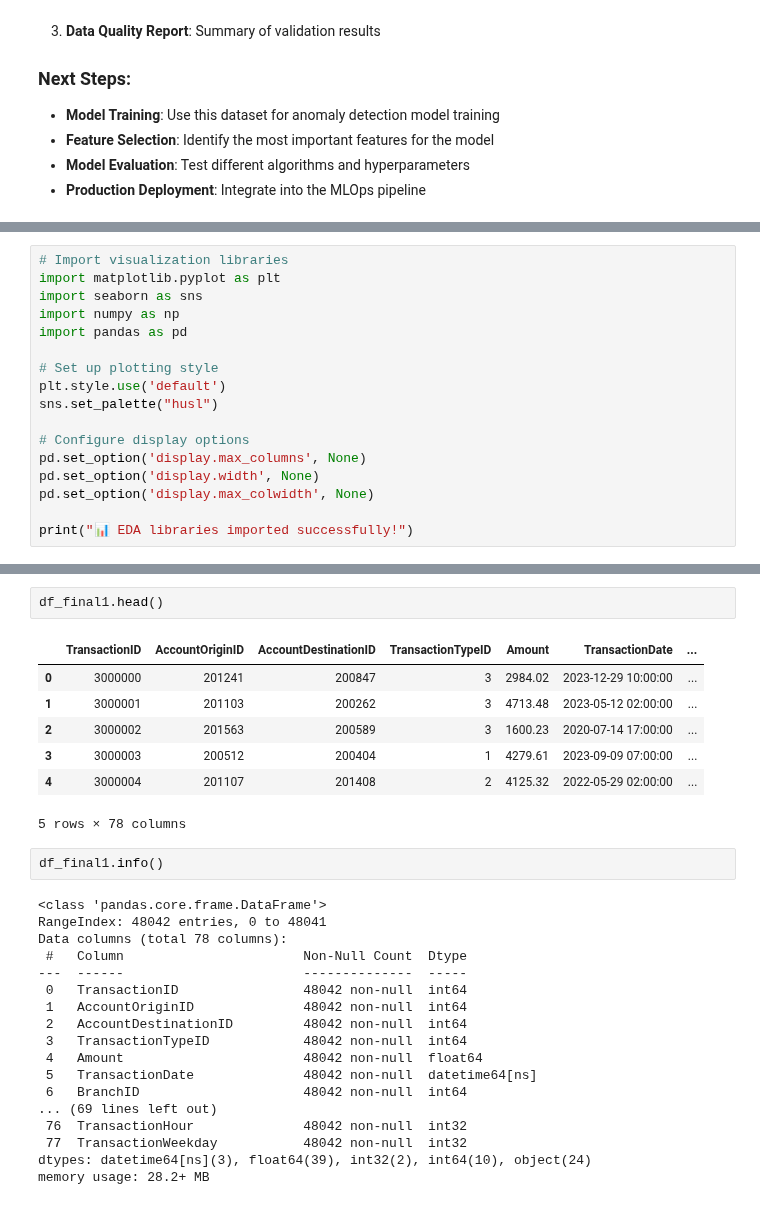
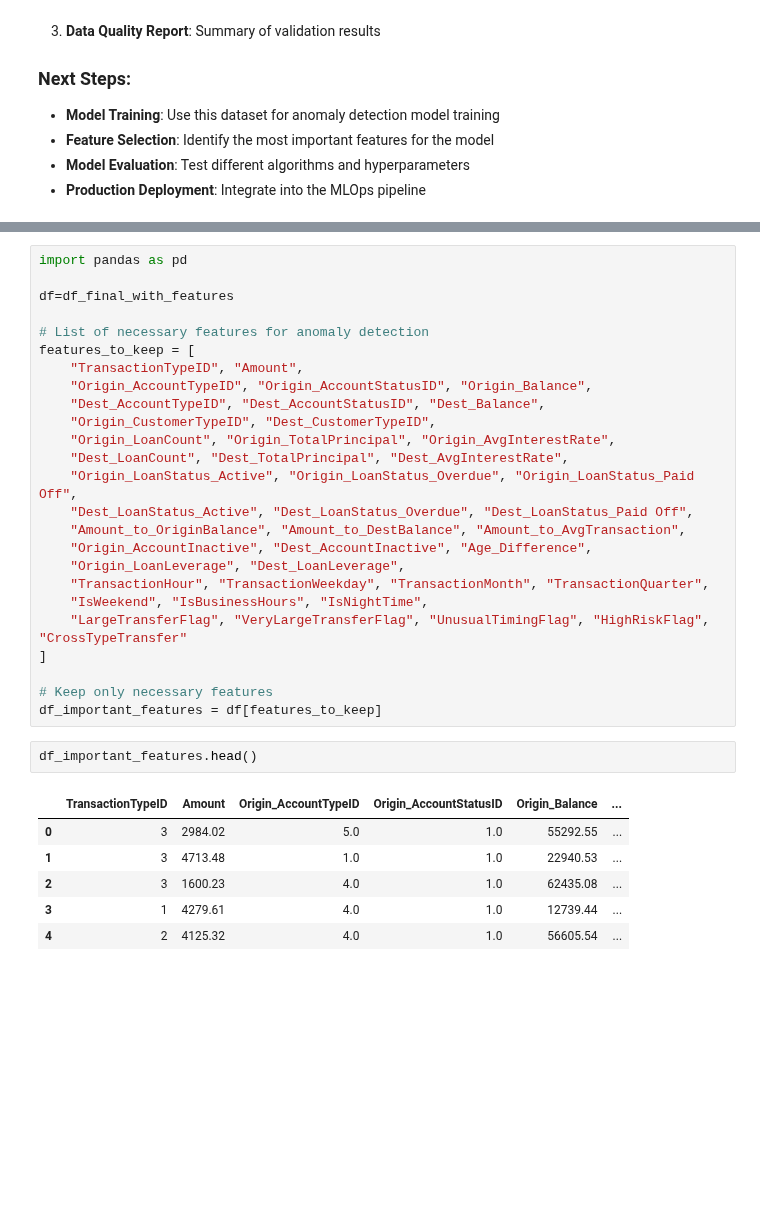
Before and after one commit to HamzaWajid1/synthetic-finance-mlops, a Jupyter notebook: notebooks/02_feature_engineering.ipynb, the cells around one changed output, grey strips where cells are left out. Cells and saved outputs as stored; diff of their text form; blank space fills up the shorter version.

```diff
--- a/notebooks/02_feature_engineering.ipynb
+++ b/notebooks/02_feature_engineering.ipynb
@@ -721,17 +730,0 @@ After completing the feature engineering process, we perform exploratory data an
-# %%
-# Import visualization libraries
-import matplotlib.pyplot as plt
-import seaborn as sns
-import numpy as np
-import pandas as pd
-
-# Set up plotting style
-plt.style.use('default')
-sns.set_palette("husl")
-
-# Configure display options
-pd.set_option('display.max_columns', None)
-pd.set_option('display.width', None)
-pd.set_option('display.max_colwidth', None)
-
-print("📊 EDA libraries imported successfully!")
@@ -1821,30 +854,34 @@ df_final1=compute_transaction_features(df_final)
+# %%
+import pandas as pd
+
+df=df_final_with_features
+
+# List of necessary features for anomaly detection
+features_to_keep = [
+    "TransactionTypeID", "Amount",
+    "Origin_AccountTypeID", "Origin_AccountStatusID", "Origin_Balance",
+    "Dest_AccountTypeID", "Dest_AccountStatusID", "Dest_Balance",
+    "Origin_CustomerTypeID", "Dest_CustomerTypeID",
+    "Origin_LoanCount", "Origin_TotalPrincipal", "Origin_AvgInterestRate",
+    "Dest_LoanCount", "Dest_TotalPrincipal", "Dest_AvgInterestRate",
+    "Origin_LoanStatus_Active", "Origin_LoanStatus_Overdue", "Origin_LoanStatus_Paid Off",
+    "Dest_LoanStatus_Active", "Dest_LoanStatus_Overdue", "Dest_LoanStatus_Paid Off",
+    "Amount_to_OriginBalance", "Amount_to_DestBalance", "Amount_to_AvgTransaction",
+    "Origin_AccountInactive", "Dest_AccountInactive", "Age_Difference",
+    "Origin_LoanLeverage", "Dest_LoanLeverage",
+    "TransactionHour", "TransactionWeekday", "TransactionMonth", "TransactionQuarter",
+    "IsWeekend", "IsBusinessHours", "IsNightTime",
+    "LargeTransferFlag", "VeryLargeTransferFlag", "UnusualTimingFlag", "HighRiskFlag", "CrossTypeTransfer"
+]
+
+# Keep only necessary features
+df_important_features = df[features_to_keep]
 # %%
-df_final1.head()
+df_important_features.head()
 # %% [output]
-|  | TransactionID | AccountOriginID | AccountDestinationID | TransactionTypeID | Amount | TransactionDate | ... |
-| 0 | 3000000 | 201241 | 200847 | 3 | 2984.02 | 2023-12-29 10:00:00 | ... |
-| 1 | 3000001 | 201103 | 200262 | 3 | 4713.48 | 2023-05-12 02:00:00 | ... |
-| 2 | 3000002 | 201563 | 200589 | 3 | 1600.23 | 2020-07-14 17:00:00 | ... |
-| 3 | 3000003 | 200512 | 200404 | 1 | 4279.61 | 2023-09-09 07:00:00 | ... |
-| 4 | 3000004 | 201107 | 201408 | 2 | 4125.32 | 2022-05-29 02:00:00 | ... |
+|  | TransactionTypeID | Amount | Origin_AccountTypeID | Origin_AccountStatusID | Origin_Balance | ... |
+| 0 | 3 | 2984.02 | 5.0 | 1.0 | 55292.55 | ... |
+| 1 | 3 | 4713.48 | 1.0 | 1.0 | 22940.53 | ... |
+| 2 | 3 | 1600.23 | 4.0 | 1.0 | 62435.08 | ... |
+| 3 | 1 | 4279.61 | 4.0 | 1.0 | 12739.44 | ... |
+| 4 | 2 | 4125.32 | 4.0 | 1.0 | 56605.54 | ... |
-5 rows × 78 columns
-# %%
-df_final1.info()
-# %% [output]
-<class 'pandas.core.frame.DataFrame'>
-RangeIndex: 48042 entries, 0 to 48041
-Data columns (total 78 columns):
- #   Column                       Non-Null Count  Dtype
----  ------                       --------------  -----
- 0   TransactionID                48042 non-null  int64
- 1   AccountOriginID              48042 non-null  int64
- 2   AccountDestinationID         48042 non-null  int64
- 3   TransactionTypeID            48042 non-null  int64
- 4   Amount                       48042 non-null  float64
- 5   TransactionDate              48042 non-null  datetime64[ns]
- 6   BranchID                     48042 non-null  int64
-... (69 lines left out)
- 76  TransactionHour              48042 non-null  int32
- 77  TransactionWeekday           48042 non-null  int32
-dtypes: datetime64[ns](3), float64(39), int32(2), int64(10), object(24)
-memory usage: 28.2+ MB
```
Also changed, not shown: parts of 73 cells of this notebook, 4 other files.
